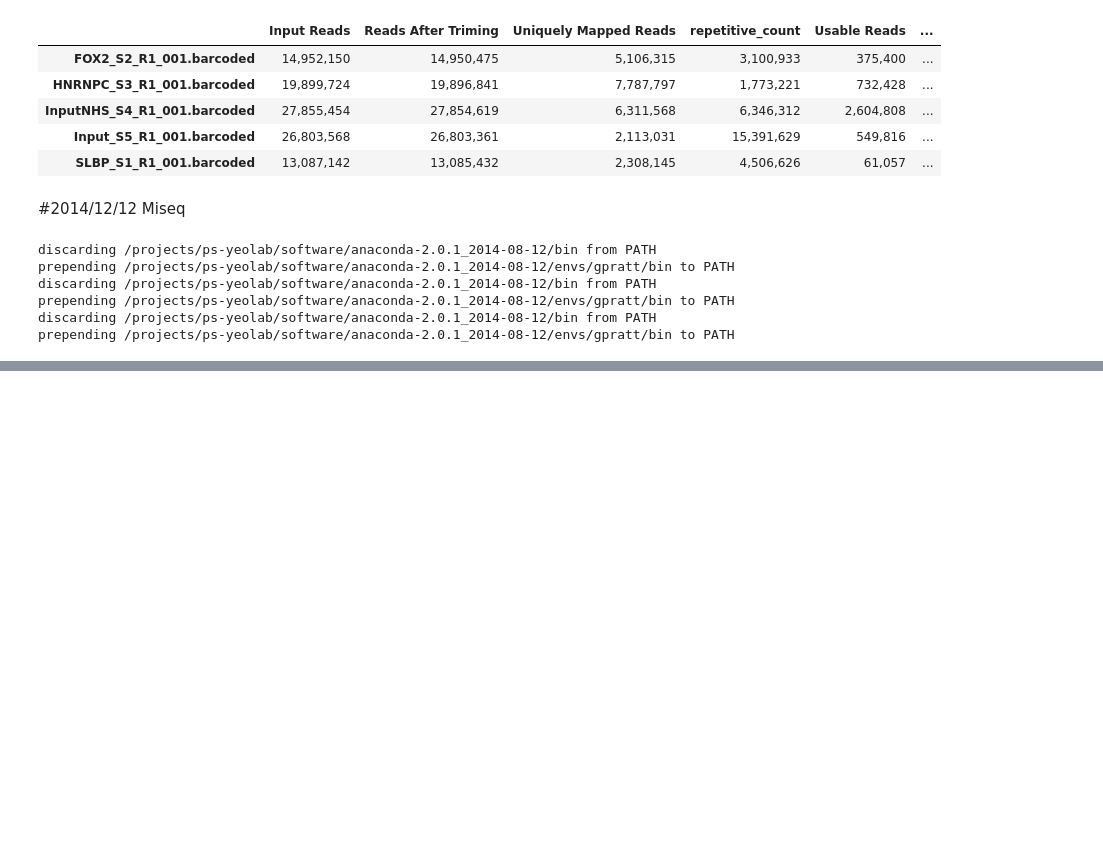
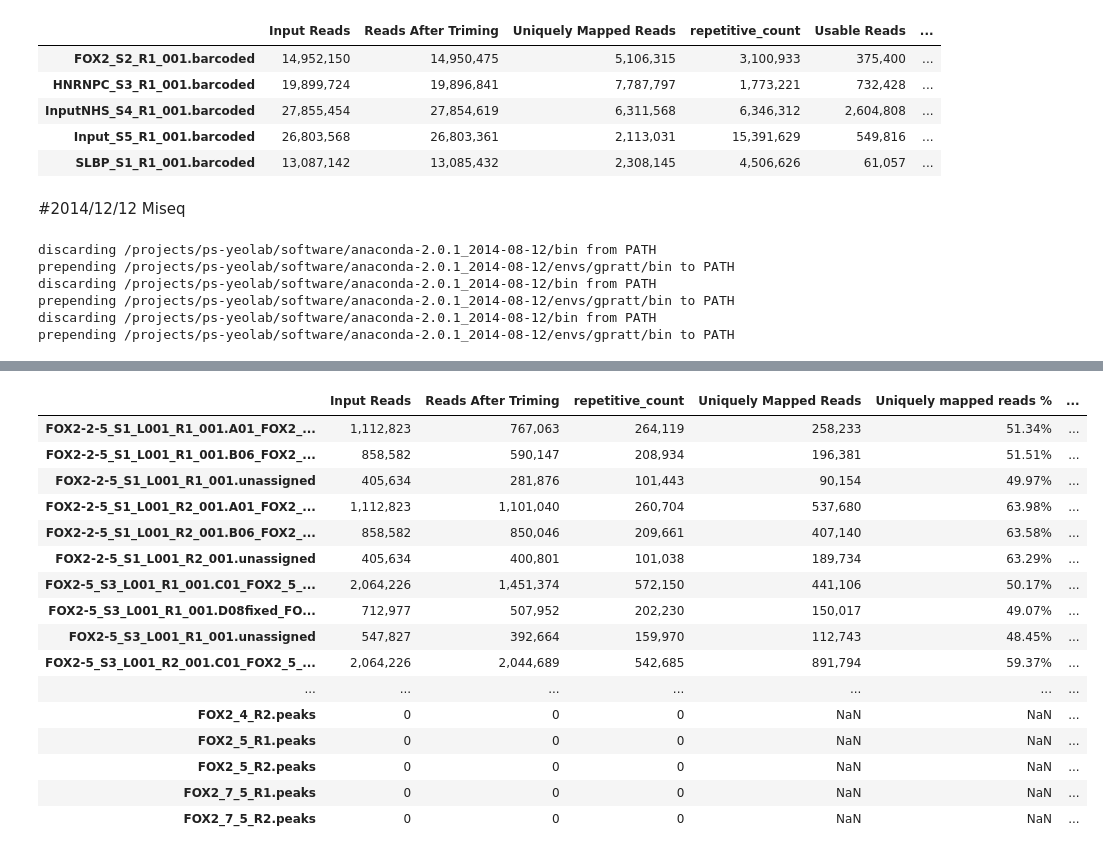
Before and after one commit to gpratt/iPython_Notebook, a Jupyter notebook: encode/Guttman QC.ipynb, the cells around one changed output, grey strips where cells are left out. Cells and saved outputs as stored; diff of their text form; code cells hidden in the pictures; blank space fills up the shorter version.

Commit message:
updated QC to include latest analysis

```diff
--- a/encode/Guttman QC.ipynb
+++ b/encode/Guttman QC.ipynb
@@ -173,0 +186,48 @@ HTML(filtered_encode_v10.to_html(formatters={"Input Reads" : parsers.commas,
+# %%
+analysis_dir = "/nas3/gpratt/projects/eric_iclip_test/analysis/20150107_iclip_v1/"
+encode_v10 = parsers.clipseq_metrics(analysis_dir, iclip=True)
+
+encode_v10["Reads After Triming"] = encode_v10['Input Reads'] - encode_v10['Too short reads']
+encode_v10["Fraction Collapsed"] = encode_v10['Usable Reads'] / encode_v10['Uniquely Mapped Reads'].astype(float)
+encode_v10["Fraction Usable"] = encode_v10['Usable Reads'] / encode_v10['Input Reads'].astype(float)
+
+filtered_encode_v10 = encode_v10[[ "Input Reads",
+                            "Reads After Triming",
+                            "repetitive_count",
+                            "Uniquely Mapped Reads",
+
+                            "Uniquely mapped reads %",
+                            "Usable Reads",
+                            "Fraction Collapsed",
+                            "Fraction Usable",
+                            #"spot",
+                            "Num Peaks",
+                            #"Passed QC"
+                            ]]
+
+HTML(filtered_encode_v10.to_html(formatters={"Input Reads" : parsers.commas,
+                                     "Reads After Triming" : parsers.commas,
+                                     "Reads after Quality Filtering" : parsers.commas,
+                                     "Uniquely Mapped Reads" : parsers.commas,
+                                     "Usable Reads" : parsers.commas,
+                                     "Num Peaks": parsers.commas,
+                                     "repetitive_count" : parsers.commas,
+                                     } ))
+# %% [output]
+|  | Input Reads | Reads After Triming | repetitive_count | Uniquely Mapped Reads | Uniquely mapped reads % | ... |
+| FOX2-2-5_S1_L001_R1_001.A01_FOX2_... | 1,112,823 | 767,063 | 264,119 | 258,233 | 51.34% | ... |
+| FOX2-2-5_S1_L001_R1_001.B06_FOX2_... | 858,582 | 590,147 | 208,934 | 196,381 | 51.51% | ... |
+| FOX2-2-5_S1_L001_R1_001.unassigned | 405,634 | 281,876 | 101,443 | 90,154 | 49.97% | ... |
+| FOX2-2-5_S1_L001_R2_001.A01_FOX2_... | 1,112,823 | 1,101,040 | 260,704 | 537,680 | 63.98% | ... |
+| FOX2-2-5_S1_L001_R2_001.B06_FOX2_... | 858,582 | 850,046 | 209,661 | 407,140 | 63.58% | ... |
+| FOX2-2-5_S1_L001_R2_001.unassigned | 405,634 | 400,801 | 101,038 | 189,734 | 63.29% | ... |
+| FOX2-5_S3_L001_R1_001.C01_FOX2_5_... | 2,064,226 | 1,451,374 | 572,150 | 441,106 | 50.17% | ... |
+| FOX2-5_S3_L001_R1_001.D08fixed_FO... | 712,977 | 507,952 | 202,230 | 150,017 | 49.07% | ... |
+| FOX2-5_S3_L001_R1_001.unassigned | 547,827 | 392,664 | 159,970 | 112,743 | 48.45% | ... |
+| FOX2-5_S3_L001_R2_001.C01_FOX2_5_... | 2,064,226 | 2,044,689 | 542,685 | 891,794 | 59.37% | ... |
+| ... | ... | ... | ... | ... | ... | ... |
+| FOX2_4_R2.peaks | 0 | 0 | 0 | NaN | NaN | ... |
+| FOX2_5_R1.peaks | 0 | 0 | 0 | NaN | NaN | ... |
+| FOX2_5_R2.peaks | 0 | 0 | 0 | NaN | NaN | ... |
+| FOX2_7_5_R1.peaks | 0 | 0 | 0 | NaN | NaN | ... |
+| FOX2_7_5_R2.peaks | 0 | 0 | 0 | NaN | NaN | ... |
```
Also changed, not shown: parts of 2 cells of this notebook.
